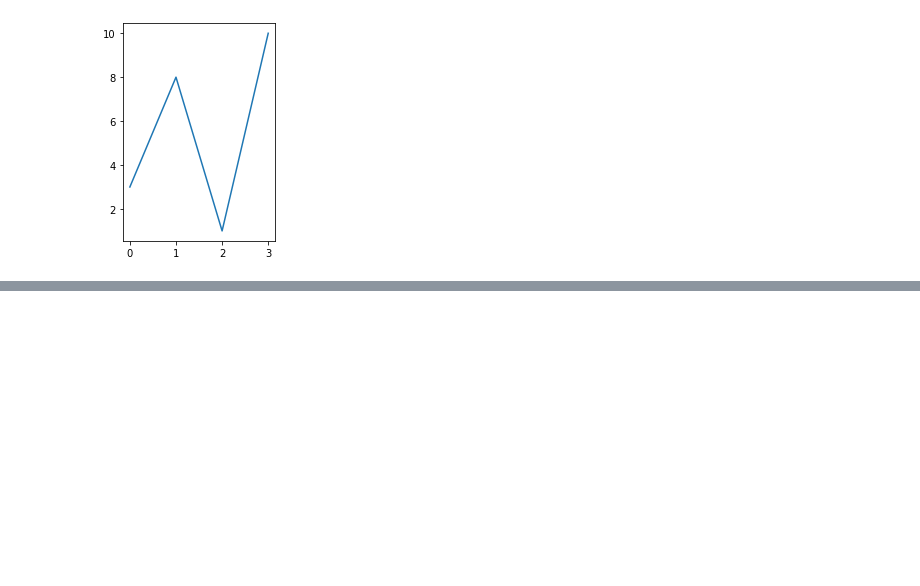
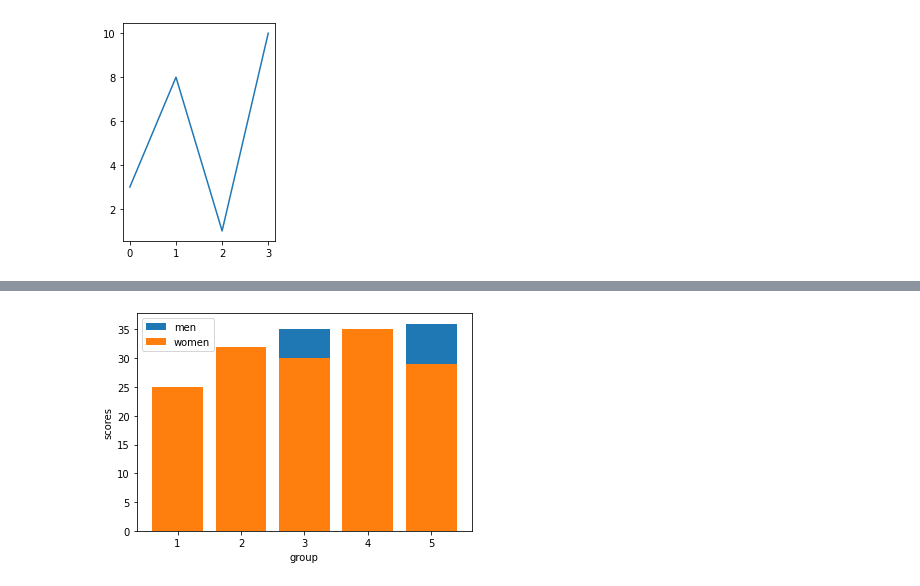
Before and after one commit to dilshadvp/dsm-lab, a Jupyter notebook: matrix.ipynb, the cells around one changed output, grey strips where cells are left out. Saved outputs shown, nothing was run; the diff lists cells and outputs as text; code cells hidden in the pictures; blank space fills up the shorter version.

```diff
--- a/matrix.ipynb
+++ b/matrix.ipynb
@@ -165,0 +183,13 @@ plt.plot(x,y)
+# %%
+import matplotlib.pyplot as plt
+group=[1,2,3,4,5]
+men=(22,30,35,35,36)
+women=(25,32,30,35,29)
+plt.bar(group,men,label="men")
+plt.bar(group,women,label="women")
+plt.xlabel("group")
+plt.ylabel("scores")
+plt.legend()
+plt.show()
+# %% [output]
+[figure, added]
```
Also changed, not shown: parts of 5 cells of this notebook.
